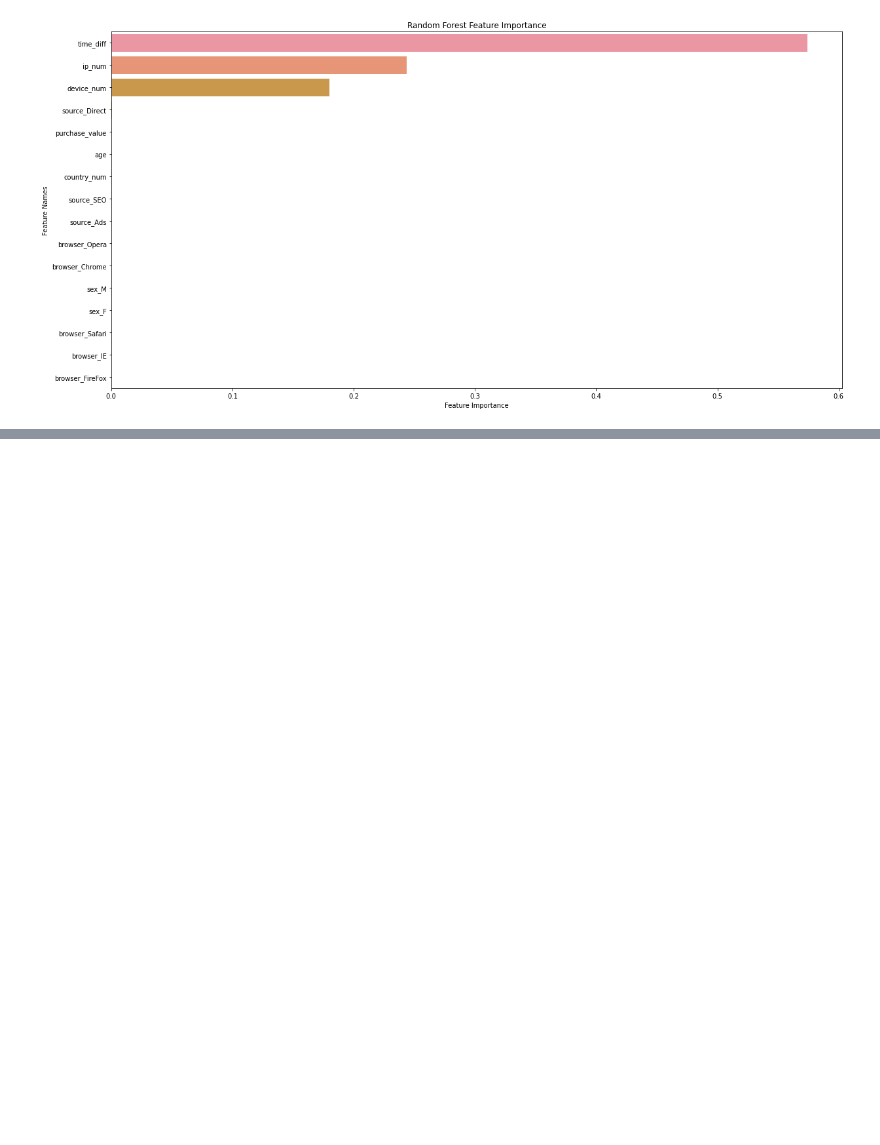
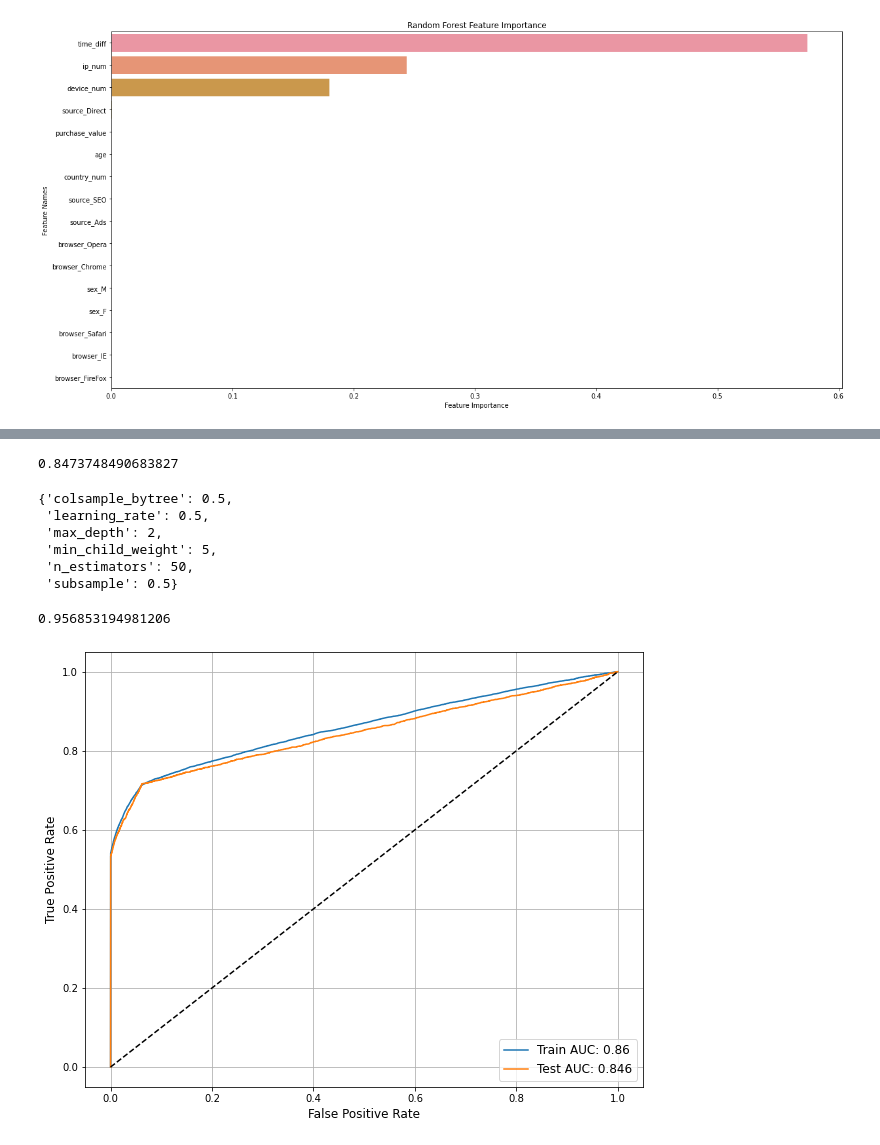
Before and after one commit to InfinityKing48/Project-Identifying_Fraudulent_Activities, a Jupyter notebook: Identifying Fraudulent Activities.ipynb, the cells around one changed output, grey strips where cells are left out. Cells and saved outputs as stored; diff of their text form; code cells hidden in the pictures; blank space fills up the shorter version.

```diff
--- a/Identifying Fraudulent Activities.ipynb
+++ b/Identifying Fraudulent Activities.ipynb
@@ -312,0 +315,17 @@ plot_feature_importance(forest_best.feature_importances_, X_train.columns, 'Rand
+# %%
+from xgboost import XGBClassifier
+
+param_grid = {
+    "n_estimators": [50, 100, 200, 500],
+    "max_depth": [2, 6, 12],
+    "learning_rate": [0.01, 0.1, 0.3, 0.5],
+    "min_child_weight": [1, 5, 15],
+    "subsample":[0.5, 0.75, 1],
+    "colsample_bytree":[0.5, 0.75, 1]
+}
+
+xgb = XGBClassifier(objective='binary:logistic', seed=42)
+xgb_gs = GridSearchCV(xgb, param_grid, cv=5,
+                      scoring='roc_auc', verbose=10,
+                      n_jobs=-1)
+%time xgb_gs.fit(X_train, y_train)
@@ -312,0 +370,39 @@ plot_feature_importance(forest_best.feature_importances_, X_train.columns, 'Rand
+# %%
+xgb_gs.best_score_
+# %% [output]
+0.8473748490683827
+# %%
+xgb_gs.best_params_
+# %% [output]
+{'colsample_bytree': 0.5,
+ 'learning_rate': 0.5,
+ 'max_depth': 2,
+ 'min_child_weight': 5,
+ 'n_estimators': 50,
+ 'subsample': 0.5}
+# %%
+xgb_best = xgb_gs.best_estimator_
+accuracy_score(y_train, xgb_best.predict(X_train))
+# %% [output]
+0.956853194981206
+# %%
+y_train_pred_score = xgb_best.predict_proba(X_train)[:, 1]
+y_test_pred_score = xgb_best.predict_proba(X_test)[:, 1]
+
+train_fpr, train_tpr, train_thresholds = roc_curve(y_train, y_train_pred_score)
+test_fpr, test_tpr, test_thresholds = roc_curve(y_test, y_test_pred_score)
+
+train_auc = roc_auc_score(y_train, y_train_pred_score)
+test_auc = roc_auc_score(y_test, y_test_pred_score)
+
+fig, ax = plt.subplots(figsize=(10, 8))
+ax.plot(train_fpr, train_tpr, label='Train AUC: ' + str(np.round(train_auc, 3)))
+ax.plot(test_fpr, test_tpr, label='Test AUC: ' + str(np.round(test_auc, 3)))
+ax.plot([0, 1], [0, 1], 'k--')
+ax.set_xlabel('False Positive Rate', fontsize=12)
+ax.set_ylabel('True Positive Rate', fontsize=12)
+ax.grid(True)
+ax.legend(loc="lower right", fontsize=12)
+plt.show()
+# %% [output]
+[figure, added]
```
Also changed, not shown: parts of 6 cells of this notebook.
